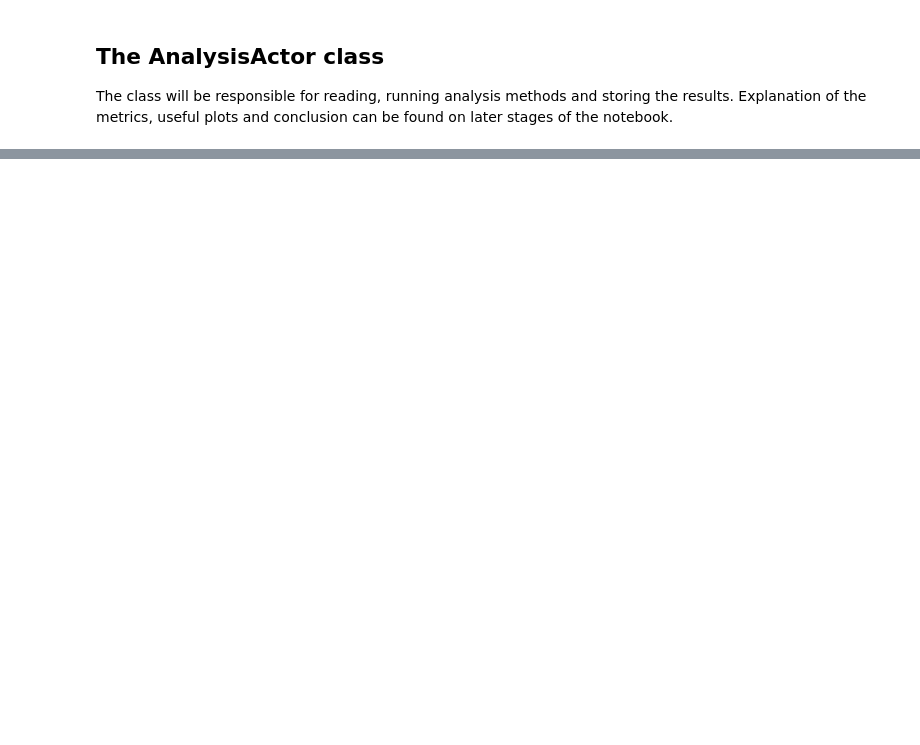
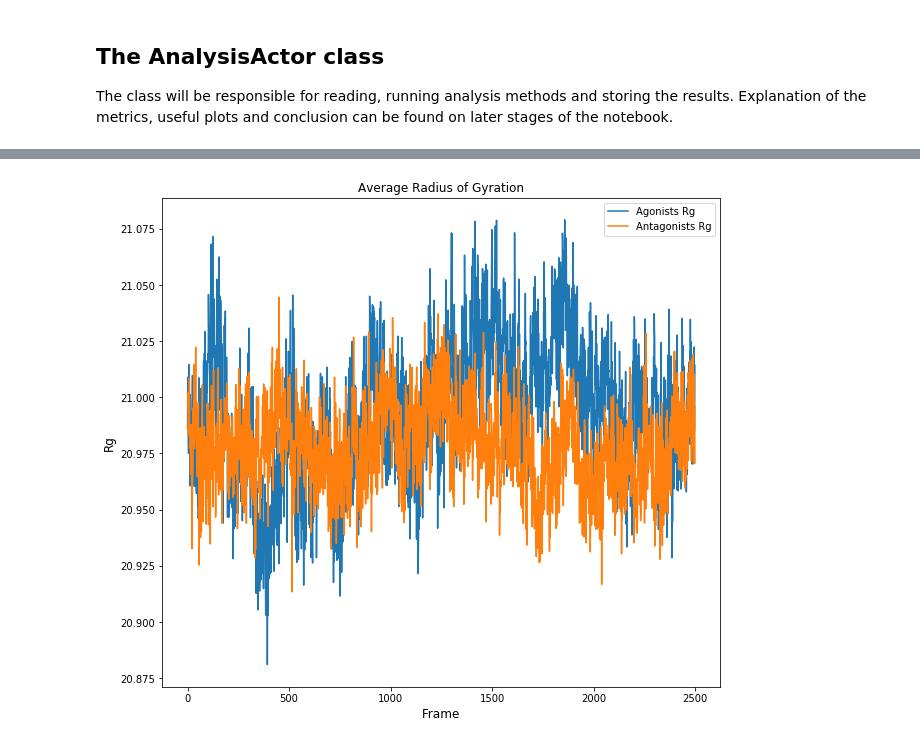
Before and after one commit to MikeXydas/MDSimsEval, a Jupyter notebook: MD_Analysis/AnalysisPipeline.ipynb, the cells around one changed output, grey strips where cells are left out. Cells and saved outputs as stored; diff of their text form; code cells hidden in the pictures; blank space fills up the shorter version.

```diff
--- a/MD_Analysis/AnalysisPipeline.ipynb
+++ b/MD_Analysis/AnalysisPipeline.ipynb
@@ -157,0 +289,41 @@ for which_actor in tqdm(analysis_actors_dict['Antagonists'], desc="Antagonists C
+# %%
+def calculate_average_cols_rg(analysis_actors_dict):
+    '''
+    Calculates the mean of Rg of each frame for all the agonists.
+    Then does the same for the antagonists.
+
+    Args:
+        analysis_actors_dict: Dict(
+                                "Agonists": List[DirectoryPath (str), AnalysisActor.class]
+                                "Antagonists": List[DirectoryPath (str), AnalysisActor.class]
+                              )
+
+    Returns:
+        Tuple(np.array[#frames], np.array[#frames])
+    '''
+    stacked_agonists = analysis_actors_dict['Agonists'][0][1].rg_res
+    for which_drug in analysis_actors_dict['Agonists'][1:]:
+        stacked_agonists = np.vstack((stacked_agonists, which_drug[1].rg_res))
+    avg_agonists_cols = np.mean(stacked_agonists, axis=0)
+
+    stacked_antagonists = analysis_actors_dict['Antagonists'][0][1].rg_res
+    for which_drug in analysis_actors_dict['Antagonists'][1:]:
+        stacked_antagonists = np.vstack((stacked_antagonists, which_drug[1].rg_res))
+    avg_antagonists_cols = np.mean(stacked_antagonists, axis=0)
+
+    return (avg_agonists_cols, avg_antagonists_cols)
+
+agon_rg_avg, antagon_rg_avg = calculate_average_cols_rg(analysis_actors_dict)
+
+fig = plt.figure(figsize=(10, 9))
+ax = plt.subplot(111)
+ax.plot(np.arange(agon_rg_avg.shape[0]), agon_rg_avg, label="Agonists Rg")
+ax.plot(np.arange(agon_rg_avg.shape[0]), antagon_rg_avg, label="Antagonists Rg")
+ax.set_ylabel('Rg')
+ax.set_xlabel('Frame')
+
+ax.legend()
+plt.title("Average Radius of Gyration")
+plt.show()
+# %% [output]
+[figure, added]
```
Also changed, not shown: parts of 19 cells of this notebook, 1 other file.
